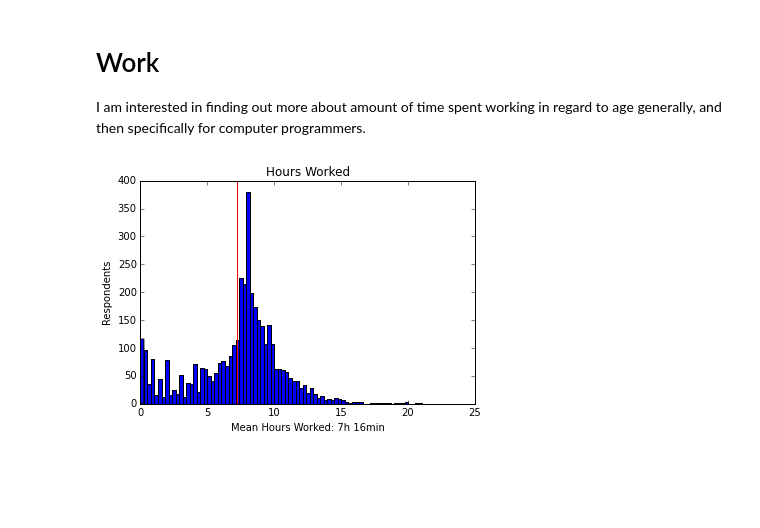
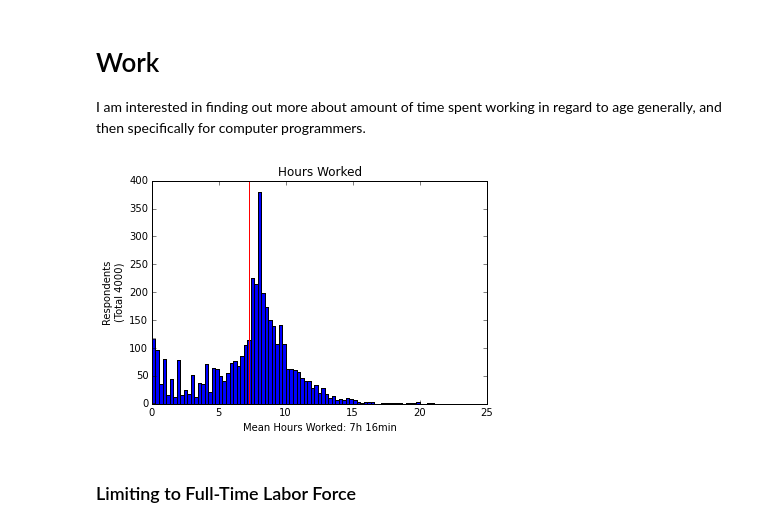
Before and after one commit to ahartz1/atus-analysis, a Jupyter notebook: atus-analysis.ipynb, the cells around one changed output. Saved outputs shown, nothing was run; the diff lists cells and outputs as text; code cells hidden in the pictures; blank space fills up the shorter version.

Commit message:
Add Total to Work graphs

```diff
--- a/atus-analysis.ipynb
+++ b/atus-analysis.ipynb
@@ -512,17 +512,19 @@ The sample size of this group is too small to draw any conclusions, but it is in
 # Work
 I am interested in finding out more about amount of time spent working in regard to age generally, and then specifically for computer programmers.
 # %%
-hours_worked = summary[summary['t050101'] > 0][['t050101']].copy()
+hours_worked = summary[summary['t050101'] > 0][['TUCASEID', 'TEAGE', 't050101']].copy()
 # %%
 hours_worked['hours_worked'] = hours_worked['t050101'] / 60
 # %%
 hours_worked['hours_worked'].plot(kind='hist', bins=80, title='Hours Worked')
-plt.ylabel('Respondents')
+plt.ylabel('Respondents\n(Total {})'.format(len(hours_worked['TUCASEID'].unique())))
 ymin, ymax = plt.ylim()
 plt.vlines(hours_worked['hours_worked'].mean(), 0, ymax, color='r')
 plt.xlabel('Mean Hours Worked: {:.0f}h {:.0f}min' \
            .format(hours_worked.hours_worked.mean(),
                    (hours_worked.hours_worked.mean() - int(hours_worked.hours_worked.mean()))*60))
 plt.show()
 # %% [output]
-[figure, old version]
+[figure, new version]
+# %% [markdown]
+### Limiting to Full-Time Labor Force
```
Also changed, not shown: parts of 2 cells of this notebook.
